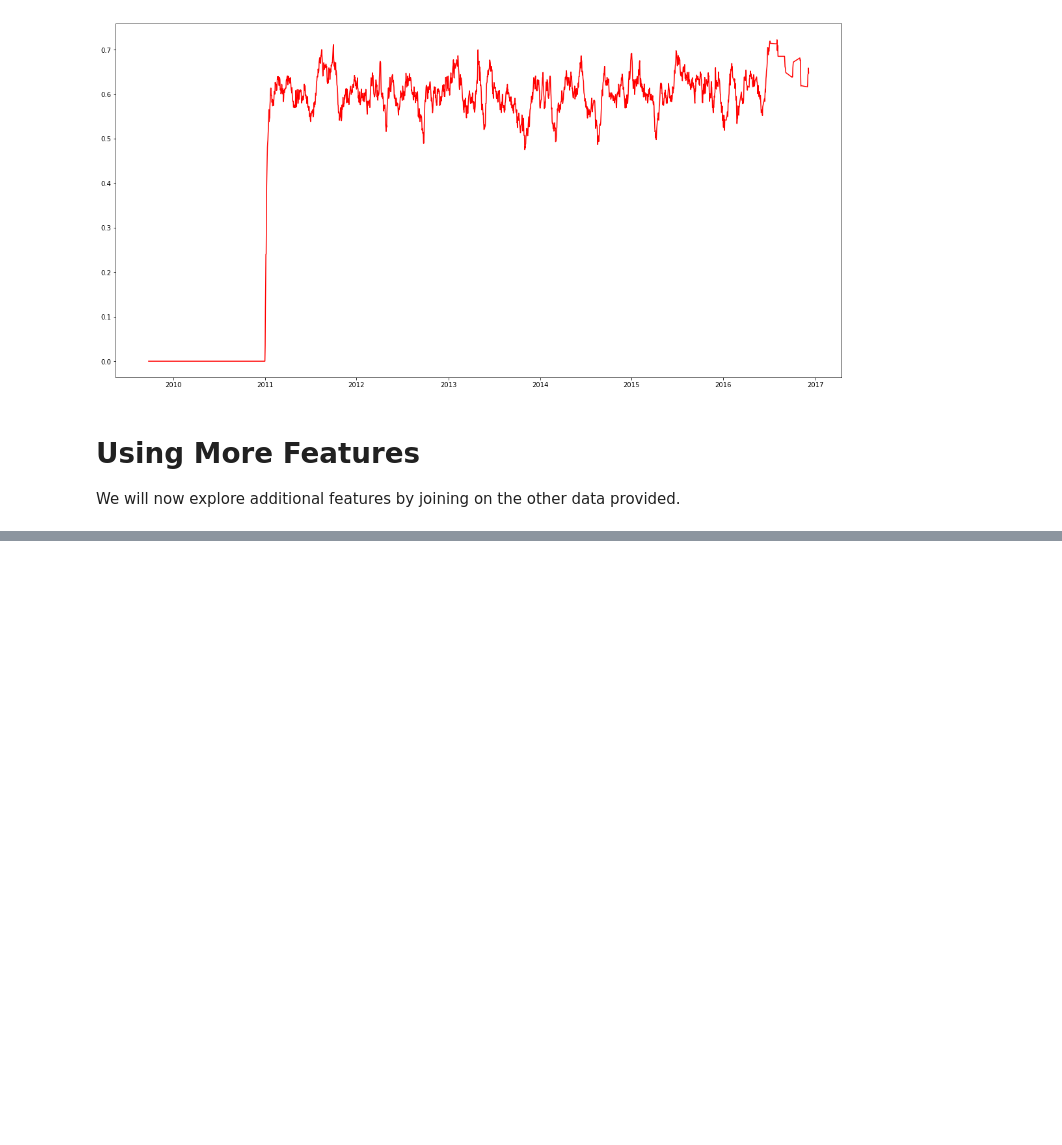
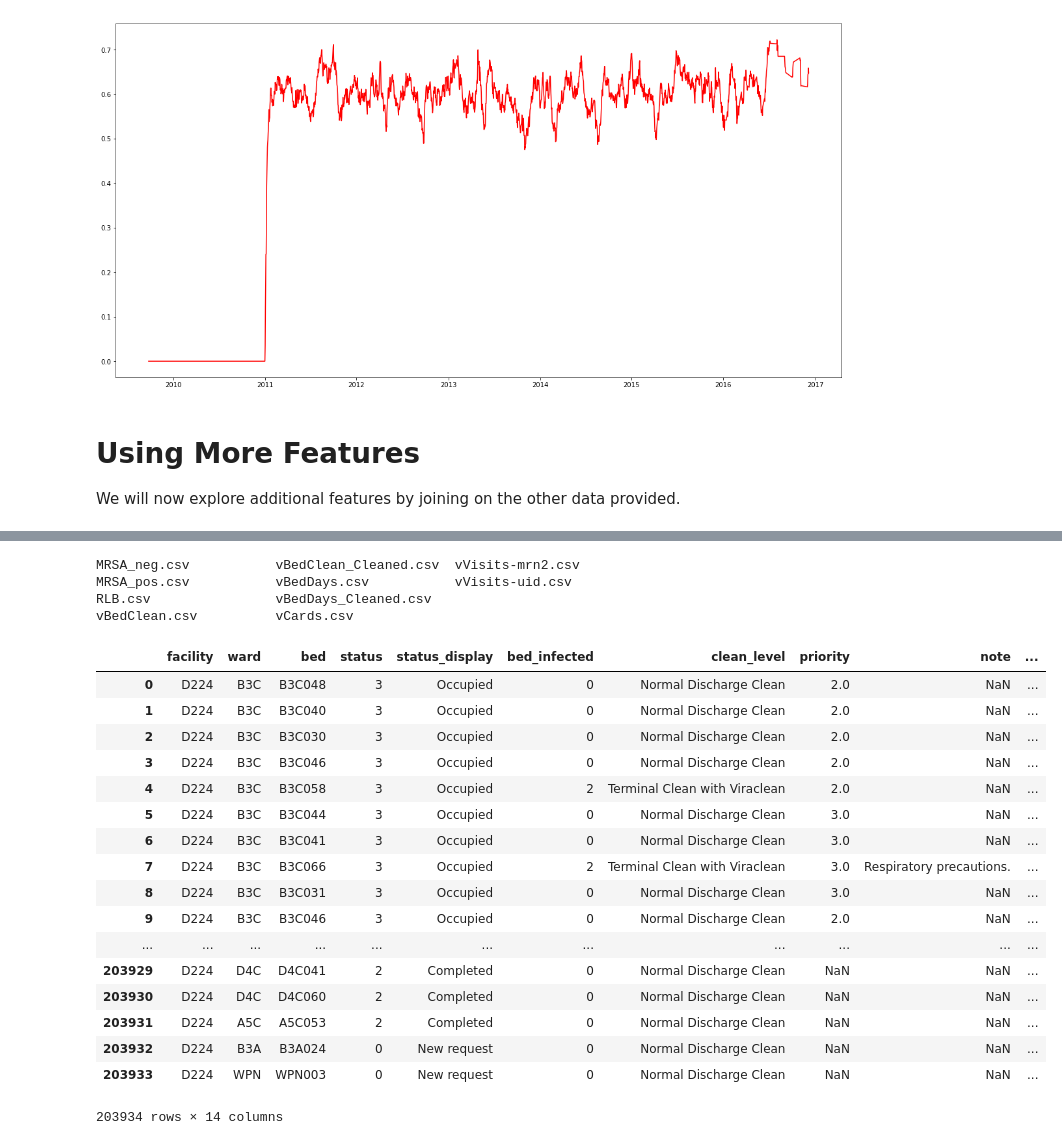
Before and after one commit to nawidayima/MRSA_Prediction_Models, a Jupyter notebook: Amiya Diwan MRSA.ipynb, the cells around one changed output, grey strips where cells are left out. Drawn from its saved outputs; the diff is of its cells as text; code cells hidden in the pictures; blank space fills up the shorter version.

```diff
--- a/Amiya Diwan MRSA.ipynb
+++ b/Amiya Diwan MRSA.ipynb
@@ -136,0 +175,30 @@ aggregateData[aggregateData.ACCN==4121581911]
+# %%
+ls ../deidentified/
+# %% [output]
+MRSA_neg.csv           vBedClean_Cleaned.csv  vVisits-mrn2.csv
+MRSA_pos.csv           vBedDays.csv           vVisits-uid.csv
+RLB.csv                vBedDays_Cleaned.csv
+vBedClean.csv          vCards.csv
+# %%
+vBedClean = pd.read_csv("../deidentified/vBedClean_Cleaned.csv", parse_dates=['date_requested','date_cleaner_assigned','date_completed'])
+# %%
+vBedClean
+# %% [output]
+|  | facility | ward | bed | status | status_display | bed_infected | clean_level | priority | note | ... |
+| 0 | D224 | B3C | B3C048 | 3 | Occupied | 0 | Normal Discharge Clean | 2.0 | NaN | ... |
+| 1 | D224 | B3C | B3C040 | 3 | Occupied | 0 | Normal Discharge Clean | 2.0 | NaN | ... |
+| 2 | D224 | B3C | B3C030 | 3 | Occupied | 0 | Normal Discharge Clean | 2.0 | NaN | ... |
+| 3 | D224 | B3C | B3C046 | 3 | Occupied | 0 | Normal Discharge Clean | 2.0 | NaN | ... |
+| 4 | D224 | B3C | B3C058 | 3 | Occupied | 2 | Terminal Clean with Viraclean | 2.0 | NaN | ... |
+| 5 | D224 | B3C | B3C044 | 3 | Occupied | 0 | Normal Discharge Clean | 3.0 | NaN | ... |
+| 6 | D224 | B3C | B3C041 | 3 | Occupied | 0 | Normal Discharge Clean | 3.0 | NaN | ... |
+| 7 | D224 | B3C | B3C066 | 3 | Occupied | 2 | Terminal Clean with Viraclean | 3.0 | Respiratory precautions. | ... |
+| 8 | D224 | B3C | B3C031 | 3 | Occupied | 0 | Normal Discharge Clean | 3.0 | NaN | ... |
+| 9 | D224 | B3C | B3C046 | 3 | Occupied | 0 | Normal Discharge Clean | 2.0 | NaN | ... |
+| ... | ... | ... | ... | ... | ... | ... | ... | ... | ... | ... |
+| 203929 | D224 | D4C | D4C041 | 2 | Completed | 0 | Normal Discharge Clean | NaN | NaN | ... |
+| 203930 | D224 | D4C | D4C060 | 2 | Completed | 0 | Normal Discharge Clean | NaN | NaN | ... |
+| 203931 | D224 | A5C | A5C053 | 2 | Completed | 0 | Normal Discharge Clean | NaN | NaN | ... |
+| 203932 | D224 | B3A | B3A024 | 0 | New request | 0 | Normal Discharge Clean | NaN | NaN | ... |
+| 203933 | D224 | WPN | WPN003 | 0 | New request | 0 | Normal Discharge Clean | NaN | NaN | ... |
+203934 rows × 14 columns
```
Also changed, not shown: parts of 25 cells of this notebook.
